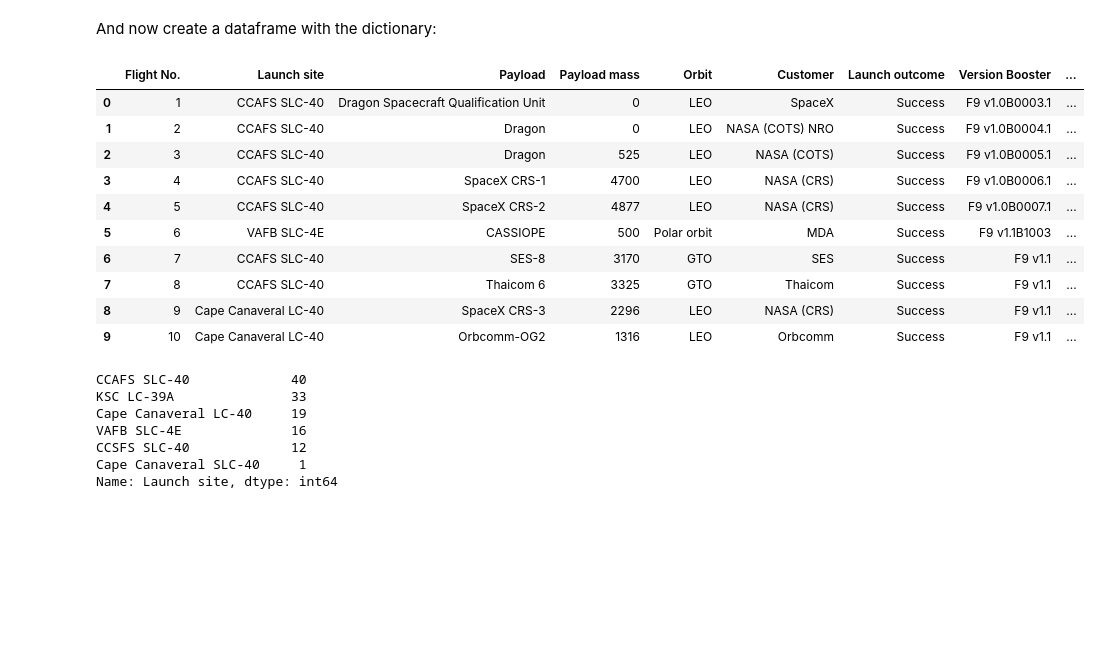
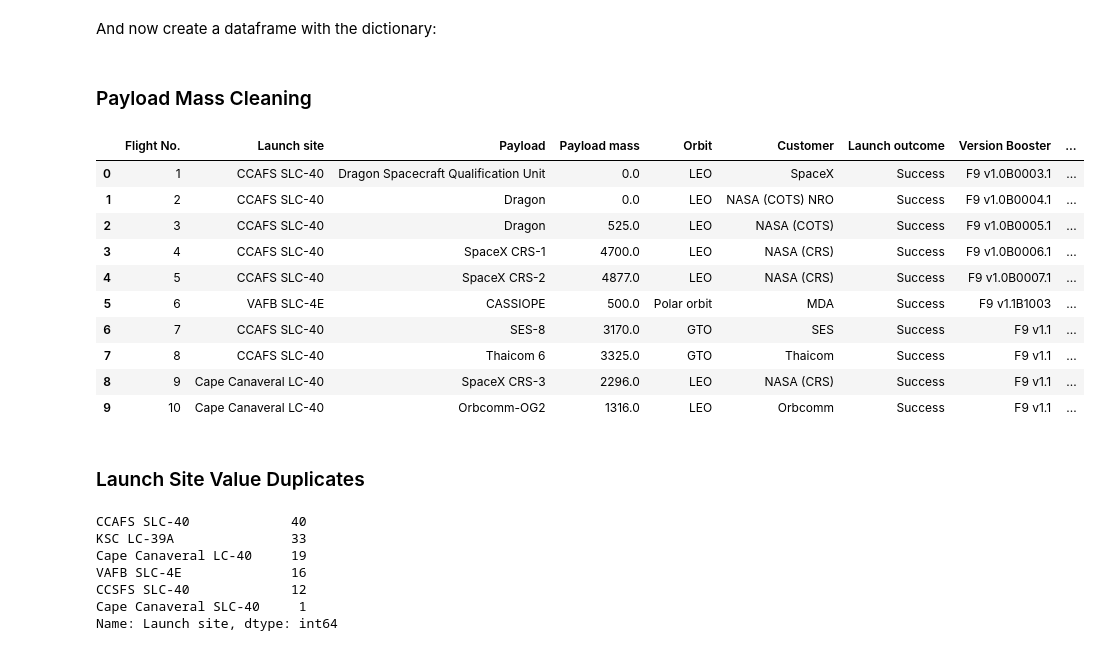
Before and after one commit to achi113s/SpaceY, a Jupyter notebook: Data Collection with BeautifulSoup.ipynb, the cells around one changed output. Saved outputs shown, nothing was run; the diff lists cells and outputs as text; code cells hidden in the pictures; blank space fills up the shorter version.

```diff
--- a/Data Collection with BeautifulSoup.ipynb
+++ b/Data Collection with BeautifulSoup.ipynb
@@ -187,7 +188,7 @@ for table_number, table in enumerate(soup.find_all('table', 'wikitable plainrowh
                 new_mass = new_mass.replace('~', '')
                 new_mass = new_mass.strip()
                 if new_mass=='Classifie':
-                    new_mass = '0'
+                    new_mass = np.NaN
 #             print(new_mass)
             launch_dict['Payload mass'].append(new_mass)
 
@@ -210,30 +211,35 @@ for table_number, table in enumerate(soup.find_all('table', 'wikitable plainrowh
             launch_dict['Launch outcome'].append(launch_outcome)
 
             # get booster landing, column 9
-            booster_landing = [x for x in table_data[8].strings if x[0] != '[' and x != '\n']
+            booster_landing = [x.strip() for x in table_data[8].strings if x[0] != '[' and x != '\n' and x != ' ']
             booster_landing = ' '.join(booster_landing).strip()
             launch_dict['Booster landing'].append(booster_landing)
 # %% [markdown]
 And now create a dataframe with the dictionary:
 # %%
 df = pd.DataFrame(launch_dict)
-
-# fix one mass range
-df.loc[df['Payload mass'].isin(['5000–6000']), 'Payload mass'] = '5500'
-
-df.head(10)
-# %% [output]
-|  | Flight No. | Launch site | Payload | Payload mass | Orbit | Customer | Launch outcome | Version Booster | ... |
-| 0 | 1 | CCAFS SLC-40 | Dragon Spacecraft Qualification Unit | 0 | LEO | SpaceX | Success | F9 v1.0B0003.1 | ... |
-| 1 | 2 | CCAFS SLC-40 | Dragon | 0 | LEO | NASA (COTS) NRO | Success | F9 v1.0B0004.1 | ... |
-| 2 | 3 | CCAFS SLC-40 | Dragon | 525 | LEO | NASA (COTS) | Success | F9 v1.0B0005.1 | ... |
-| 3 | 4 | CCAFS SLC-40 | SpaceX CRS-1 | 4700 | LEO | NASA (CRS) | Success | F9 v1.0B0006.1 | ... |
-| 4 | 5 | CCAFS SLC-40 | SpaceX CRS-2 | 4877 | LEO | NASA (CRS) | Success | F9 v1.0B0007.1 | ... |
-| 5 | 6 | VAFB SLC-4E | CASSIOPE | 500 | Polar orbit | MDA | Success | F9 v1.1B1003 | ... |
-| 6 | 7 | CCAFS SLC-40 | SES-8 | 3170 | GTO | SES | Success | F9 v1.1 | ... |
-| 7 | 8 | CCAFS SLC-40 | Thaicom 6 | 3325 | GTO | Thaicom | Success | F9 v1.1 | ... |
-| 8 | 9 | Cape Canaveral LC-40 | SpaceX CRS-3 | 2296 | LEO | NASA (CRS) | Success | F9 v1.1 | ... |
-| 9 | 10 | Cape Canaveral LC-40 | Orbcomm-OG2 | 1316 | LEO | Orbcomm | Success | F9 v1.1 | ... |
+# %% [markdown]
+### Payload Mass Cleaning
+# %%
+df.loc[df['Payload mass'].isin(['5000–6000']), 'Payload mass'] = '5500' # fix the one mass value that is a range
+df['Payload mass'] = pd.to_numeric(df['Payload mass'])  # change mass from text to number
+df['Payload mass'].fillna(df['Payload mass'].mean(), inplace=True)  # fill classified payload mass with mean payload mass
+
+df.head(10)
+# %% [output]
+|  | Flight No. | Launch site | Payload | Payload mass | Orbit | Customer | Launch outcome | Version Booster | ... |
+| 0 | 1 | CCAFS SLC-40 | Dragon Spacecraft Qualification Unit | 0.0 | LEO | SpaceX | Success | F9 v1.0B0003.1 | ... |
+| 1 | 2 | CCAFS SLC-40 | Dragon | 0.0 | LEO | NASA (COTS) NRO | Success | F9 v1.0B0004.1 | ... |
+| 2 | 3 | CCAFS SLC-40 | Dragon | 525.0 | LEO | NASA (COTS) | Success | F9 v1.0B0005.1 | ... |
+| 3 | 4 | CCAFS SLC-40 | SpaceX CRS-1 | 4700.0 | LEO | NASA (CRS) | Success | F9 v1.0B0006.1 | ... |
+| 4 | 5 | CCAFS SLC-40 | SpaceX CRS-2 | 4877.0 | LEO | NASA (CRS) | Success | F9 v1.0B0007.1 | ... |
+| 5 | 6 | VAFB SLC-4E | CASSIOPE | 500.0 | Polar orbit | MDA | Success | F9 v1.1B1003 | ... |
+| 6 | 7 | CCAFS SLC-40 | SES-8 | 3170.0 | GTO | SES | Success | F9 v1.1 | ... |
+| 7 | 8 | CCAFS SLC-40 | Thaicom 6 | 3325.0 | GTO | Thaicom | Success | F9 v1.1 | ... |
+| 8 | 9 | Cape Canaveral LC-40 | SpaceX CRS-3 | 2296.0 | LEO | NASA (CRS) | Success | F9 v1.1 | ... |
+| 9 | 10 | Cape Canaveral LC-40 | Orbcomm-OG2 | 1316.0 | LEO | Orbcomm | Success | F9 v1.1 | ... |
+# %% [markdown]
+### Launch Site Value Duplicates
 # %%
 df['Launch site'].value_counts()
 # %% [output]
```
Also changed, not shown: parts of 5 cells of this notebook, 1 other file.
